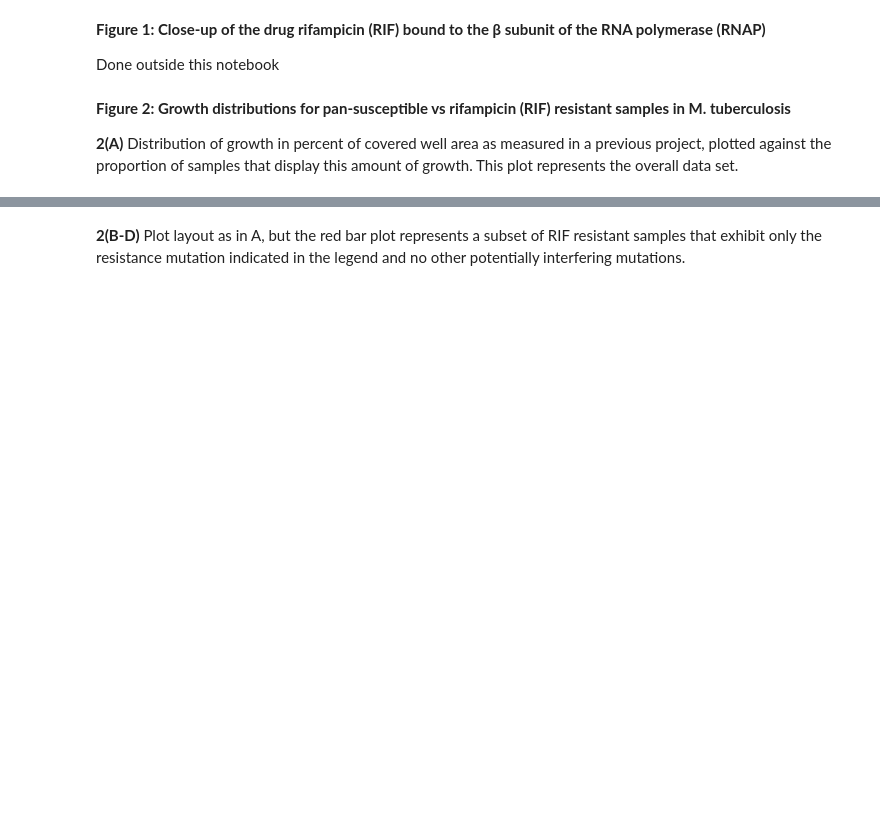
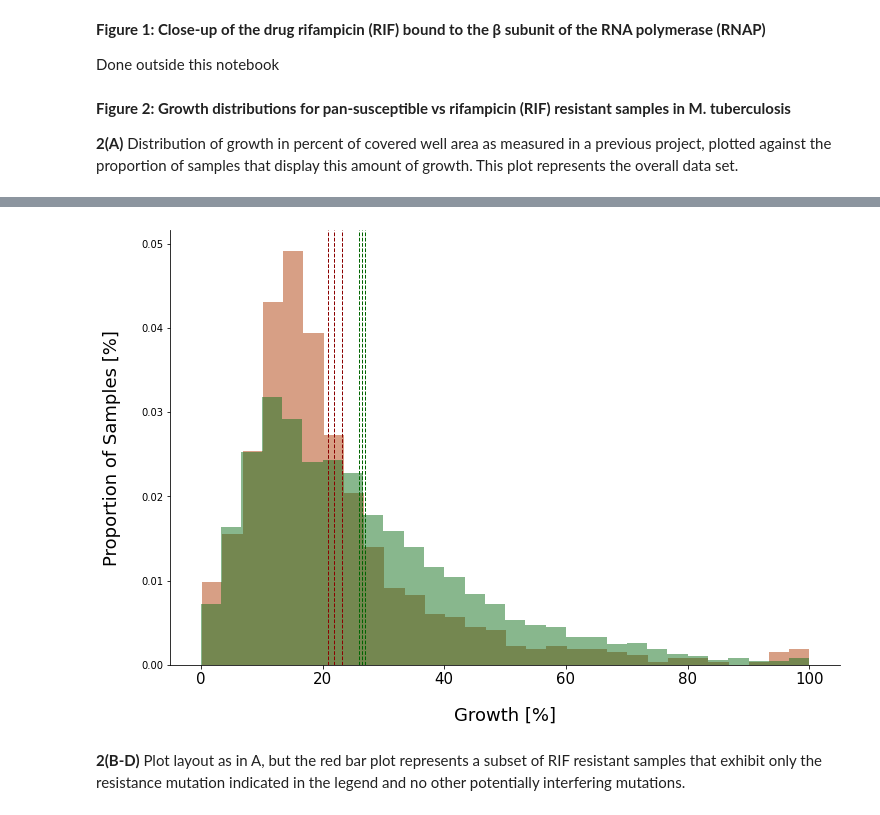
Before and after one commit to fowler-lab/tb-rnap-compensation, a Jupyter notebook: Recreate_figures_paper.ipynb, the cells around one changed output, grey strips where cells are left out. Saved outputs shown, nothing was run; the diff lists cells and outputs as text; code cells hidden in the pictures; blank space fills up the shorter version.

```diff
--- a/Recreate_figures_paper.ipynb
+++ b/Recreate_figures_paper.ipynb
@@ -177,0 +189,84 @@ plt.legend(loc = 'upper right', fontsize = 15)
+# %%
+#set color palette
+colors = sns.color_palette("dark")
+my_cmap = ListedColormap(sns.color_palette(colors).as_hex())
+
+#load UNIQUEIDs of susceptible samples
+pan_sus_samples = GENOMES[(GENOMES.WGS_PREDICTION_STRING.str[0:4].isin(['SSSS']))].index.to_series()
+
+#make query for samples with resistance and only synonymous other mutations
+res_gene_mutations = EFFECTS.GENE_MUTATION
+query = res_gene_mutations.unique()
+
+MUTATIONS['SYNONYMOUS'] = MUTATIONS['MUTATION'].apply(lambda x: x[0]==x[-1])
+syn_mutations = MUTATIONS[MUTATIONS.SYNONYMOUS].GENE_MUTATION.unique()
+query = numpy.append(query, syn_mutations)
+
+MUTATIONS['QUERY'] = MUTATIONS.GENE_MUTATION.isin(query)
+tmp = MUTATIONS.groupby(MUTATIONS.UNIQUEID).mean()
+only_query = tmp[tmp.QUERY == 1].index.to_series()
+
+#load UNIQUEIDs of resistant samples
+only_res = MUTATIONS[(MUTATIONS.GENE_MUTATION.isin(res_gene_mutations.unique()))
+                     & (MUTATIONS.UNIQUEID.isin(only_query))].UNIQUEID
+
+#load growth data for suscpetible UNIQUEIDs
+susceptible = PLATES[(PLATES.UNIQUEID.isin(pan_sus_samples.values.tolist()))].IM_POS_AVERAGE
+susceptible.dropna(inplace = True)
+
+#load growth data for resistant UNIQUEIDs
+resistant = PLATES[(PLATES.UNIQUEID.isin(only_res.values.tolist()))].IM_POS_AVERAGE
+resistant.dropna(inplace = True)
+
+#calculate p-value
+stat, p = mannwhitneyu(resistant, susceptible)
+print(p, numpy.mean(resistant), numpy.mean(susceptible))
+
+#save p-value and median
+p_values_medians = []
+p_values_medians.append(['any resistance', round(numpy.mean(resistant), 2), p, len(resistant)])
+
+#calculate and print confidence intervals
+for state in (resistant, susceptible):
+    state = (state,)
+    CI = bootstrap(state, numpy.mean, confidence_level = 0.95)
+    print(CI.confidence_interval)
+
+#plot growth distributions
+fig, ax = plt.subplots()
+ax.spines["top"].set_visible(False)
+ax.spines["right"].set_visible(False)
+fig.set_size_inches(12, 8)
+
+plt.hist(resistant, bins = 30, alpha = 0.5, label="resistant samples", density = True, color = colors[1])
+plt.axvline(numpy.mean(resistant), color = 'darkred', linestyle='dashed', linewidth = 1)
+plt.axvline(bootstrap((resistant,), numpy.mean, confidence_level = 0.95).confidence_interval[0], color = 'darkred', linestyle='dashed', linewidth = 1)
+plt.axvline(bootstrap((resistant,), numpy.mean, confidence_level = 0.95).confidence_interval[1], color = 'darkred', linestyle='dashed', linewidth = 1)
+
+plt.hist(susceptible, bins = 30, alpha = 0.5, label="pan-susceptible samples", density = True, color = colors[2])
+plt.axvline(numpy.mean(susceptible), color = 'darkgreen', linestyle='dashed', linewidth = 1)
+plt.axvline(bootstrap((susceptible,), numpy.mean, confidence_level = 0.95).confidence_interval[0], color = 'darkgreen', linestyle='dashed', linewidth = 1)
+plt.axvline(bootstrap((susceptible,), numpy.mean, confidence_level = 0.95).confidence_interval[1], color = 'darkgreen', linestyle='dashed', linewidth = 1)
+
+plt.xlabel("Growth [%]", size = 18, labelpad = 20)
+plt.ylabel("Proportion of Samples [%]", size = 18, labelpad = 20)
+
+plt.xticks(fontsize = 15)
+
+#y = [0.00, 0.01, 0.02, 0.03, 0.04, 0.05]
+#values = [0.0, 1.0, 2.0, 3.0, 4.0, 5.0]
+#plt.yticks(y, values, fontsize = 15)
+
+#plt.legend(loc = 'upper right', fontsize = 15)
+
+#scipy.stats.probplot(resistant, dist = "norm", plot = pylab)
+#pylab.show()
+
+#scipy.stats.probplot(numpy.log(resistant), dist = "norm", plot = pylab)
+#pylab.show()
+
+#scipy.stats.probplot(numpy.sqrt(resistant), dist = "norm", plot = pylab)
+#pylab.show()
+
+print((numpy.mean(numpy.sqrt(resistant)))**2)
+# %% [output]
@@ -178,3 +277,4 @@ plt.legend(loc = 'upper right', fontsize = 15)
+[figure, added]
 # %% [markdown]
 **2(B-D)** Plot layout as in A, but the red bar plot represents a subset of RIF resistant samples that exhibit only the resistance mutation indicated in the legend and no other potentially interfering mutations.
 # %%
```
Also changed, not shown: parts of 6 cells of this notebook.
